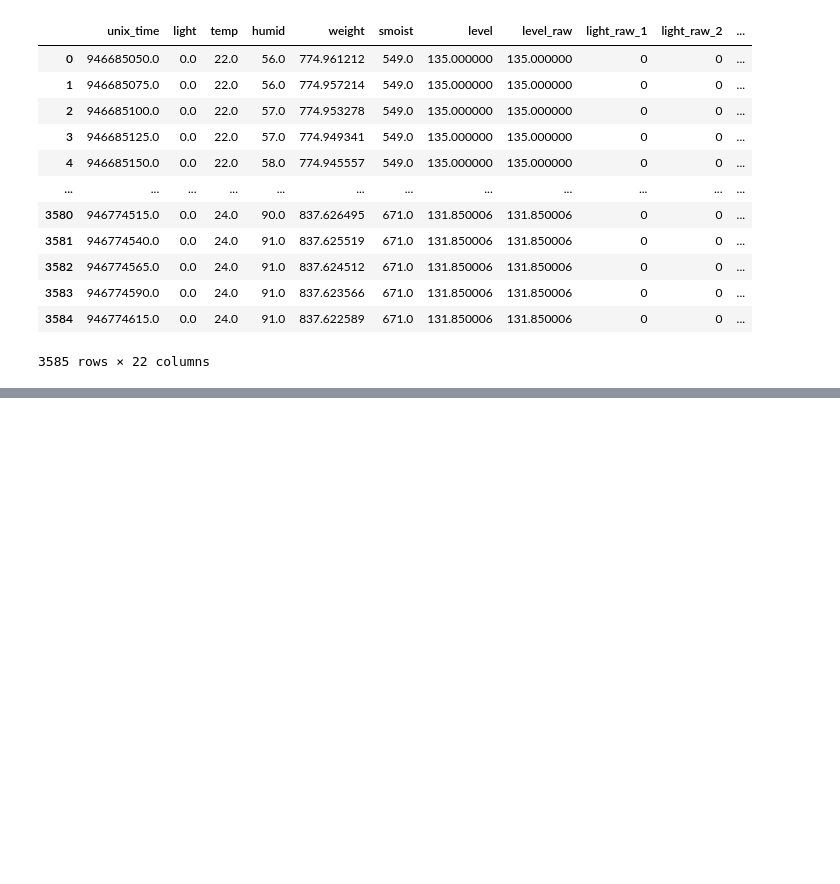
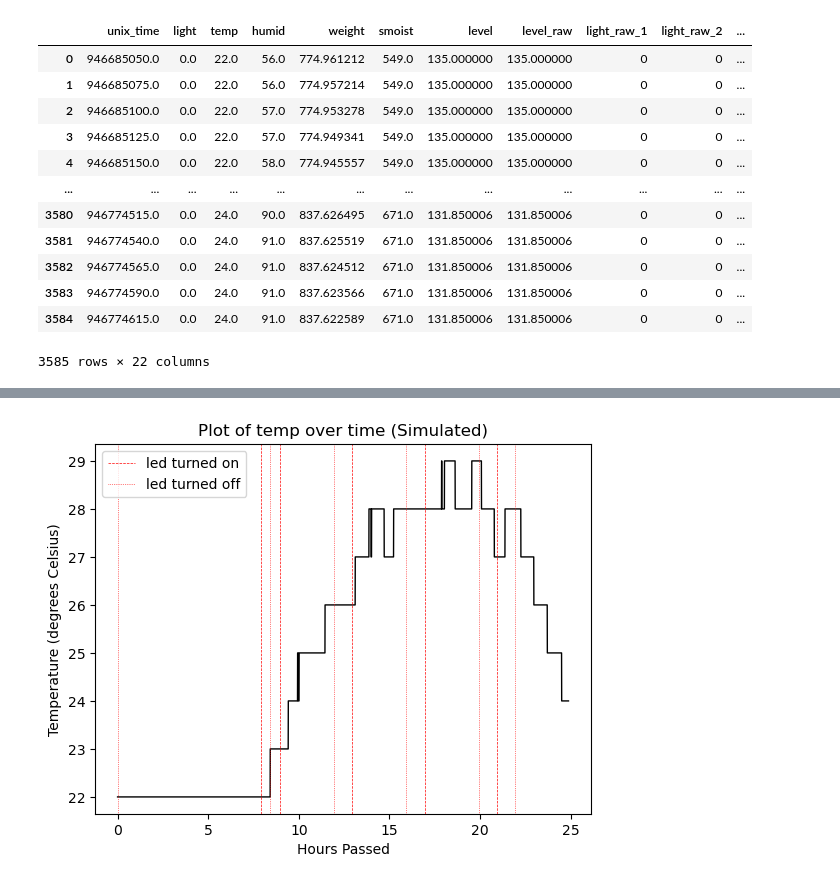
Before and after one commit to dkcmu/15-482_Monitoring_Wendys_Baconhater, a Jupyter notebook: log_visualizer.ipynb, the cells around one changed output, grey strips where cells are left out. Cells and saved outputs as stored; diff of their text form; code cells hidden in the pictures; blank space fills up the shorter version.

```diff
--- a/log_visualizer.ipynb
+++ b/log_visualizer.ipynb
@@ -21,0 +142,4 @@ df
+# %%
+plot_sensor('temp', simulated=True, actuators=['led'])
+# %% [output]
+[figure, added]
```
Also changed, not shown: parts of 14 cells of this notebook, 8 other files.
